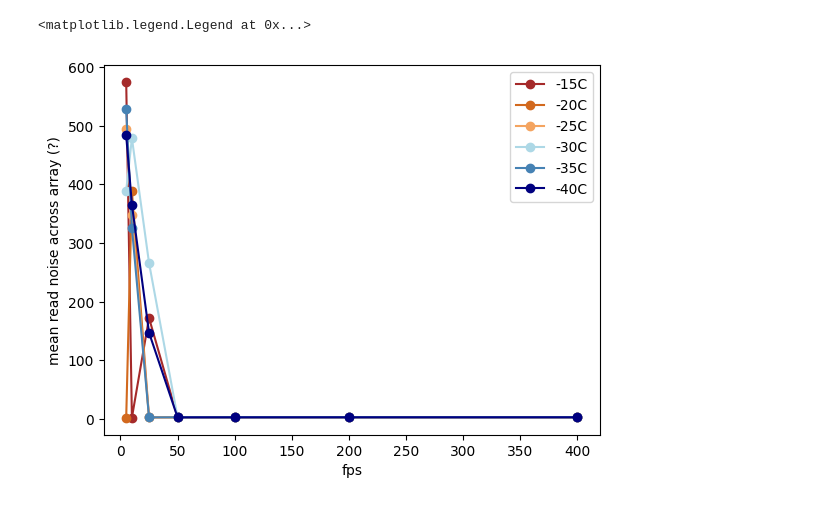
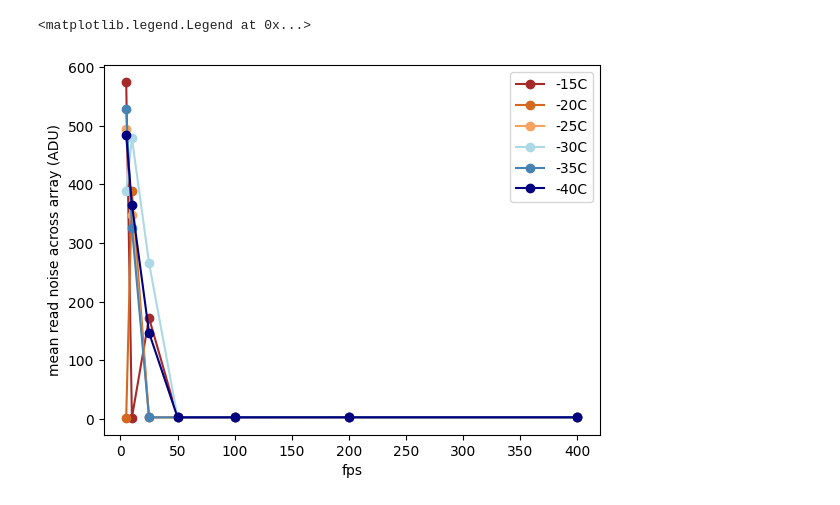
Before and after one commit to courtneyduong/cred2-characterization, a Jupyter notebook: read noise analysis.ipynb, the cells around one changed output. Drawn from its saved outputs; the diff is of its cells as text; code cells hidden in the pictures.

```diff
--- a/read noise analysis.ipynb
+++ b/read noise analysis.ipynb
@@ -66,16 +66,16 @@ for file in fits_files_40:
 # %%
 # plot avg read noise at each temp and fps
 fps = [5, 10, 25, 50, 100, 200, 400]
 plt.plot(fps, avg_read_noise_15, '-o', label='-15C', color='brown')
 plt.plot(fps, avg_read_noise_20, '-o', label='-20C', color='chocolate')
 plt.plot(fps, avg_read_noise_25, '-o', label='-25C', color='sandybrown')
 plt.plot(fps, avg_read_noise_30, '-o', label='-30C', color = 'lightblue')
 plt.plot(fps, avg_read_noise_35, '-o', label='-35C', color = 'steelblue')
 plt.plot(fps, avg_read_noise_40, '-o', label='-40C', color = 'navy')
 
 plt.xlabel('fps')
-plt.ylabel('mean read noise across array (?)')
+plt.ylabel('mean read noise across array (ADU)') # convert to electrons?? idk
 plt.legend()
 # %% [output]
 <matplotlib.legend.Legend at 0x...>
-[figure, old version]
+[figure, new version]
```
